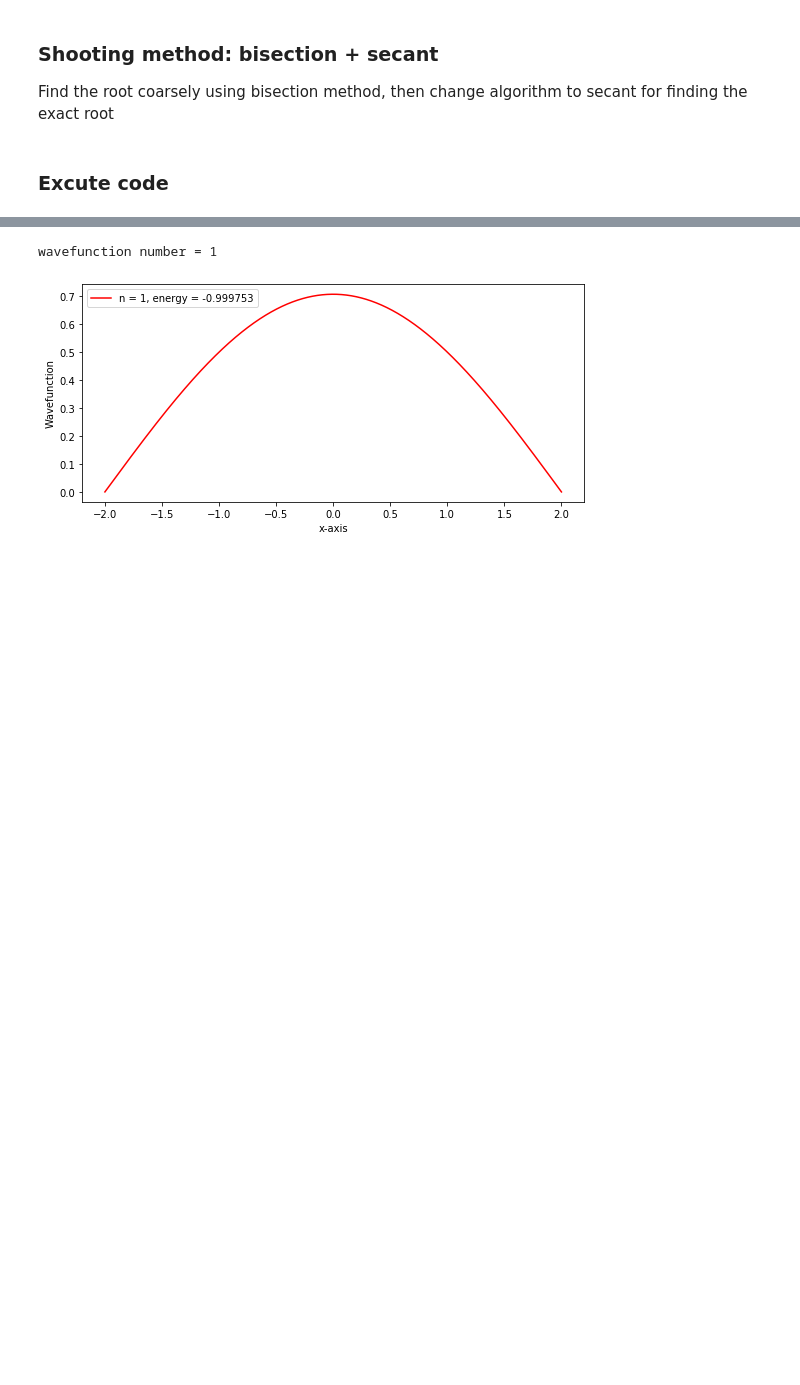
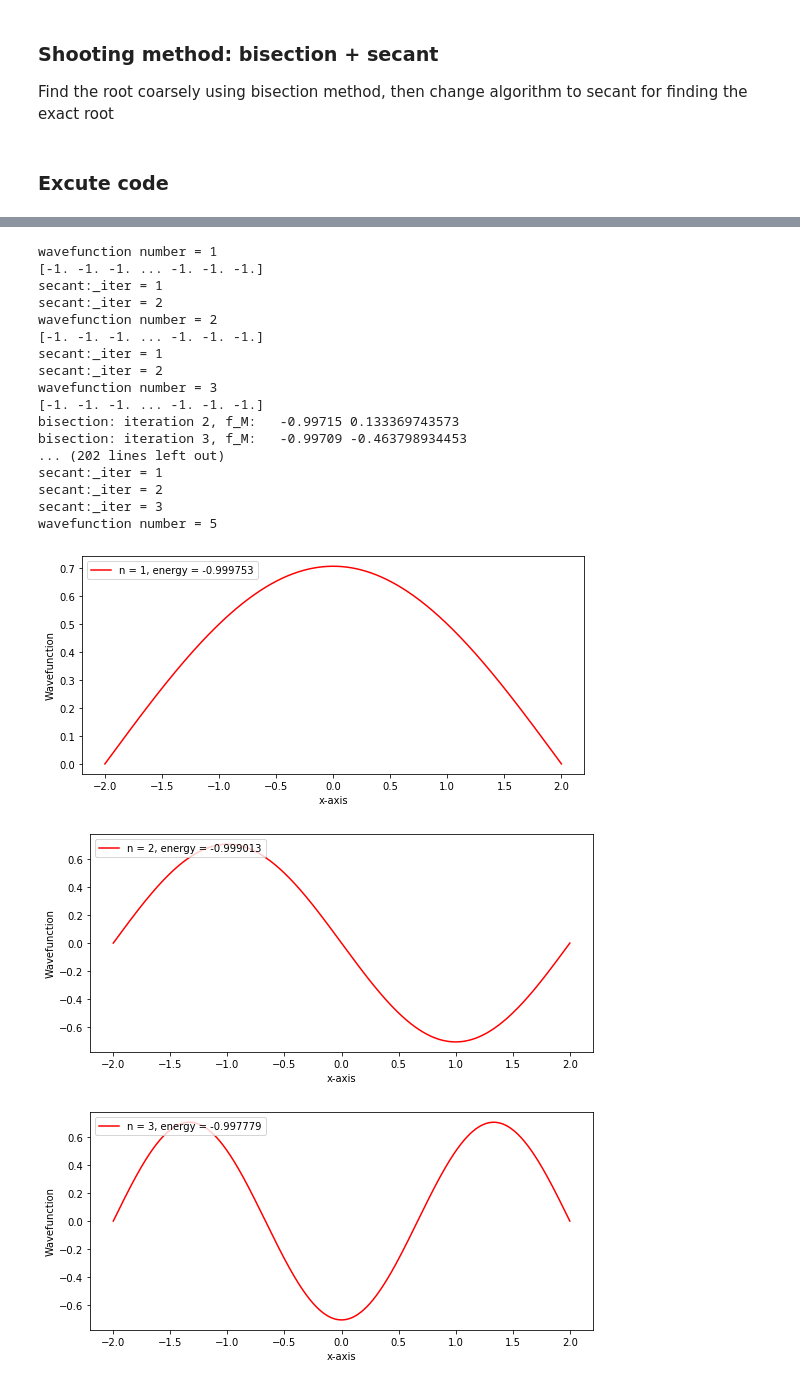
Before and after one commit to yhkimlab/Class-ScientificComputing, a Jupyter notebook: 2021-1/Homework2/EE479_BVP_Shooting_Method.ipynb, the cells around one changed output, grey strips where cells are left out. Drawn from its saved outputs; the diff is of its cells as text; code cells hidden in the pictures; blank space fills up the shorter version.

```diff
--- a/2021-1/Homework2/EE479_BVP_Shooting_Method.ipynb
+++ b/2021-1/Homework2/EE479_BVP_Shooting_Method.ipynb
@@ -133,17 +133,18 @@ def secant(f, x0, x1, maxiter, eps):
 # This function implements the bisection method.
 # The procedure stops (with SUCCESS flag true) when the function value has absolute value <=eps
 # or number of iterations (number of midpoints calculated) == maxIter.
-def bisection(f, x_L, x_R, maxIter=50, eps=1E-6):
+def bisection(f, x_L, x_R, maxIter=50, eps=1E-2):
     success = False
     f_L = f(x_L)
-    if f_L*f(x_R) > 0:
+    f_R = f(x_R)
+    if f_L*f_R > 0:
         print("Error! Function does not have opposite \
                 signs at interval endpoints")
         sys.exit(1)
     x_M = (x_L + x_R)/2
     f_M = f(x_M)
     iteration_counter = 1
-    counter = 0
+
     while abs(f_M) > eps and iteration_counter < maxIter:
         if f_L*f_M > 0: # i.e. same sign
             x_L = x_M
@@ -152,8 +153,9 @@ def bisection(f, x_L, x_R, maxIter=50, eps=1E-6):
             x_R = x_M
         x_M = float(x_L + x_R)/2.0
         f_M = f(x_M)
-        counter += 1
-       # print("bisection: iteration counter = %i " %counter)
+        iteration_counter += 1
+        #print("bisection: iteration counter = %i " %iteration_counter)
+        #print(f"bisection: iteration {iteration_counter}, f_M: {x_M:10.5f} {f_M:1.12f} ")
     if abs(f_M) <= eps:
         success = True
 
@@ -399,7 +403,7 @@ def simulation(gamma, E, dE, dE_for_secant, potential, steps, maxstp=100, tol =
 ### Excute code
 # %%
 ###################3# PARAMETERS #############################
-no_of_eigen = 1     # number of eigenvalues you want to find
+no_of_eigen = 5     # number of eigenvalues you want to find
 N = 1501            # number of mesh points
 
 ### please refer to the xmin, xmax values defined in
@@ -413,7 +417,7 @@ eig = np.zeros(no_of_eigen)     # Eigenvalues found will be stored here
 
 ## Two important parameters used for function simulation()
 ## YOU MUST CHANGE THESE PARAMETERS WHEN YOU WANT TO CHANGE GAMMA OR THE POTENTIAL ##
-dE = 0.005
+dE = 0.0005
 dE_for_secant = dE/10
 gamma = 50 # gamma, which is a parameter in the scaled Schrodinger's equation
 well = 'square'
@@ -468,3 +475,21 @@ Doing simulation...
 [figure]
 wavefunction number = 1
+[-1. -1. -1. ... -1. -1. -1.]
+secant:_iter = 1
+secant:_iter = 2
+wavefunction number = 2
+[-1. -1. -1. ... -1. -1. -1.]
+secant:_iter = 1
+secant:_iter = 2
+wavefunction number = 3
+[-1. -1. -1. ... -1. -1. -1.]
+bisection: iteration 2, f_M:   -0.99715 0.133369743573
+bisection: iteration 3, f_M:   -0.99709 -0.463798934453
+... (202 lines left out)
+secant:_iter = 1
+secant:_iter = 2
+secant:_iter = 3
+wavefunction number = 5
 [figure]
+[figure, added]
+[figure, added]
```
Also changed, not shown: parts of 3 cells of this notebook.
